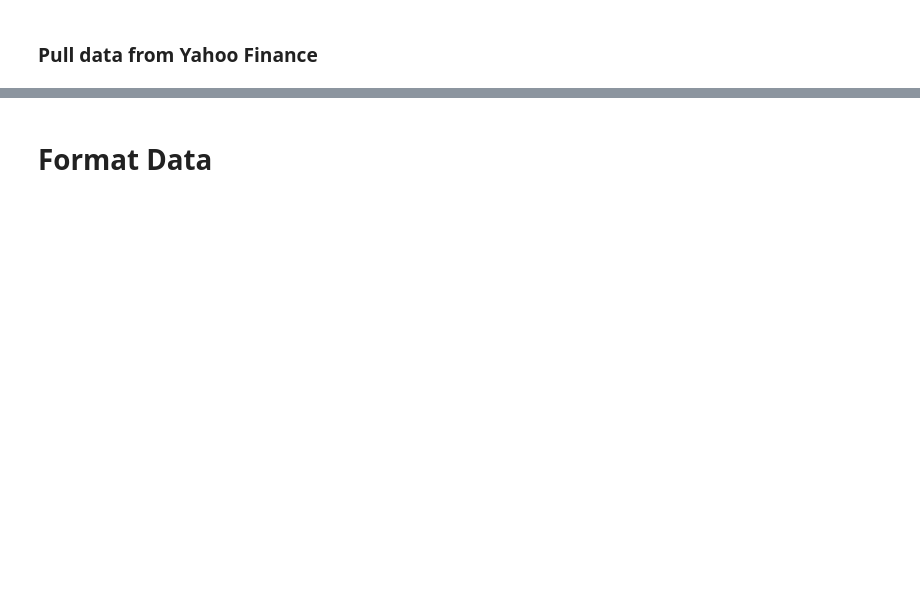
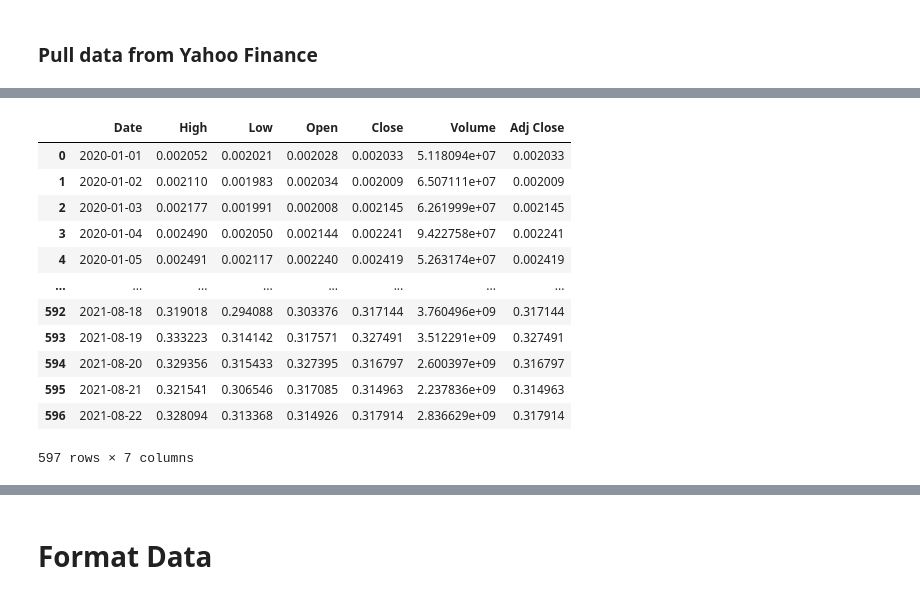
Before and after one commit to NicholasHanashiro/Cryptocurrency_dashboard, a Jupyter notebook: crypto_scrape.ipynb, the cells around one changed output, grey strips where cells are left out. Saved outputs shown, nothing was run; the diff lists cells and outputs as text; code cells hidden in the pictures; blank space fills up the shorter version.

```diff
--- a/crypto_scrape.ipynb
+++ b/crypto_scrape.ipynb
@@ -46,0 +77,19 @@ NameError: name 'dt' is not defined
+# %%
+
+data.reset_index(inplace=True,drop=False)
+# %%
+data
+# %% [output]
+|  | Date | High | Low | Open | Close | Volume | Adj Close |
+| 0 | 2020-01-01 | 0.002052 | 0.002021 | 0.002028 | 0.002033 | 5.118094e+07 | 0.002033 |
+| 1 | 2020-01-02 | 0.002110 | 0.001983 | 0.002034 | 0.002009 | 6.507111e+07 | 0.002009 |
+| 2 | 2020-01-03 | 0.002177 | 0.001991 | 0.002008 | 0.002145 | 6.261999e+07 | 0.002145 |
+| 3 | 2020-01-04 | 0.002490 | 0.002050 | 0.002144 | 0.002241 | 9.422758e+07 | 0.002241 |
+| 4 | 2020-01-05 | 0.002491 | 0.002117 | 0.002240 | 0.002419 | 5.263174e+07 | 0.002419 |
+| ... | ... | ... | ... | ... | ... | ... | ... |
+| 592 | 2021-08-18 | 0.319018 | 0.294088 | 0.303376 | 0.317144 | 3.760496e+09 | 0.317144 |
+| 593 | 2021-08-19 | 0.333223 | 0.314142 | 0.317571 | 0.327491 | 3.512291e+09 | 0.327491 |
+| 594 | 2021-08-20 | 0.329356 | 0.315433 | 0.327395 | 0.316797 | 2.600397e+09 | 0.316797 |
+| 595 | 2021-08-21 | 0.321541 | 0.306546 | 0.317085 | 0.314963 | 2.237836e+09 | 0.314963 |
+| 596 | 2021-08-22 | 0.328094 | 0.313368 | 0.314926 | 0.317914 | 2.836629e+09 | 0.317914 |
+597 rows × 7 columns
```
Also changed, not shown: parts of 16 cells of this notebook, 5 other files.
